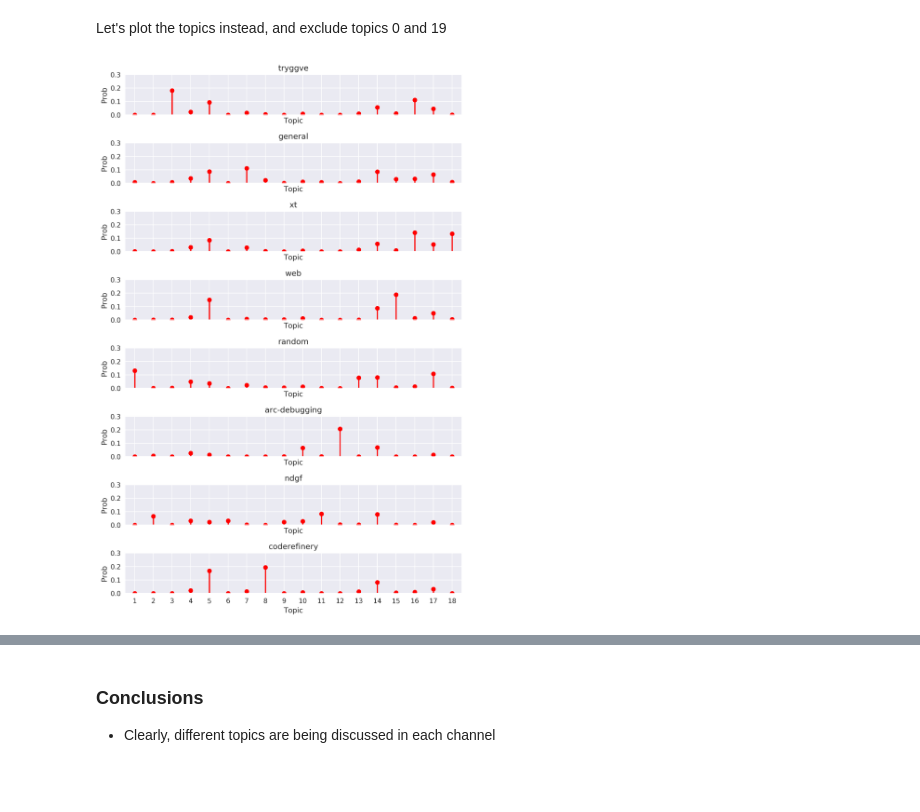
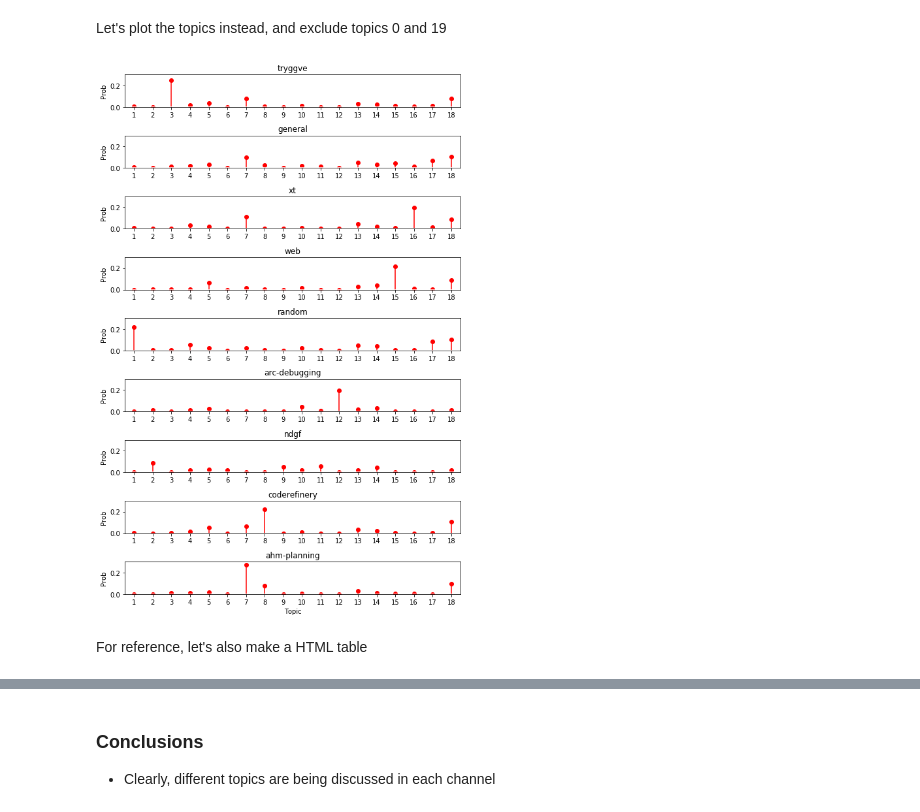
Before and after one commit to coderefinery/ahm18-nlp-slack, a Jupyter notebook: inspect-slacklogs.ipynb, the cells around one changed output, grey strips where cells are left out. Cells and saved outputs as stored; diff of their text form; code cells hidden in the pictures; blank space fills up the shorter version.

Commit message:
finish time histogram and tidy up

```diff
--- a/inspect-slacklogs.ipynb
+++ b/inspect-slacklogs.ipynb
@@ -373,6 +373,6 @@ From now on, let's focus on the largest channels
 # %%
-channels = ["tryggve","general","xt","web","random","arc-debugging","ndgf","coderefinery"]
+channels = ["tryggve","general","xt","web","random","arc-debugging","ndgf","coderefinery", "ahm-planning"]
 # %% [markdown]
 #### When are messages are posted?
 # %%
-timestamps_in_channels = dict.fromkeys(channels)
+unixtime_in_channels = dict.fromkeys(channels)
@@ -483,15 +468,6 @@ nltk.FreqDist?
 # %%
 # and the source code itself can be viewed by using two question marks!
 nltk.FreqDist??
-# %%
-most_common_words = dict.fromkeys(channels,0) # dictionary with channel-names as keys
-dists = dict.fromkeys(channels,0) # and another one
-
-for channel in channels:
-    words = words_in_channels[channel]
-    dist = nltk.FreqDist(words) #
-    dists[channel] = dist
-    most_common_words[channel] = dist.most_common(20)
 # %% [markdown]
 excluding stopwords!
 # %%
@@ -856,15 +834,2 @@ df_tmp.round(1)
 - The most ambiguous communication takes place on `random` and `general`, as evidenced by the high proportion of winking
 - `NDGF`-ers are the most disappointed channel. Anything we can do to help guys? 😉
-# %%
-# don't really need a heatmap plot
-
-#emojis currently don't work as y-labels
-%matplotlib inline
-##normalize:
-plt.rcParams["figure.figsize"] = [12.0, 8.0]
-plt.rcParams['figure.dpi'] = 300
-sns.set(font='Segoe UI Emoji')
-norm = 100*df_emojis / df_emojis.sum()
-
-g = sns.heatmap(norm,linewidths=.5,annot=True,cbar=True)
-plt.show()
@@ -997,20 +942,21 @@ Ok, that wasn't interesting. The top topics are just help words
 # %% [markdown]
 Let's plot the topics instead, and exclude topics 0 and 19
 # %%
-f, ax= plt.subplots(8, 1, figsize=(8, 12), sharex=True)
-#for i, k in enumerate([0, 1, 2, 3, 4, 5, 6, 7]):
-for i, k in enumerate(range(8)):
-    ax[i].stem(doc_topic[k,:], linefmt='r-',
+f, ax= plt.subplots(len(channels), 1, figsize=(8, 12))
+for k in range(len(channels)):
+    ax[k].stem(doc_topic[k,:], linefmt='r-',
                markerfmt='ro', basefmt='w-')
-    ax[i].set_xlim(0.5, 18.5)
-    ax[i].set_xticks(range(1,19))
-    ax[i].set_ylim(0, .3)
-    ax[i].set_ylabel("Prob")
-    ax[i].set_title("{}".format(channels[k]))
+    ax[k].set_xlim(0.5, 18.5)
+    ax[k].set_xticks(range(1,19))
+    ax[k].set_ylim(0, .3)
+    ax[k].set_ylabel("Prob")
+    ax[k].set_title("{}".format(channels[k]))
 
-    ax[i].set_xlabel("Topic")
+ax[-1].set_xlabel("Topic")
 
 plt.tight_layout()
 plt.show()
 # %% [output]
-[figure, old version]
+[figure, new version]
+# %% [markdown]
+For reference, let's also make a HTML table
```
Also changed, not shown: parts of 41 cells of this notebook.
